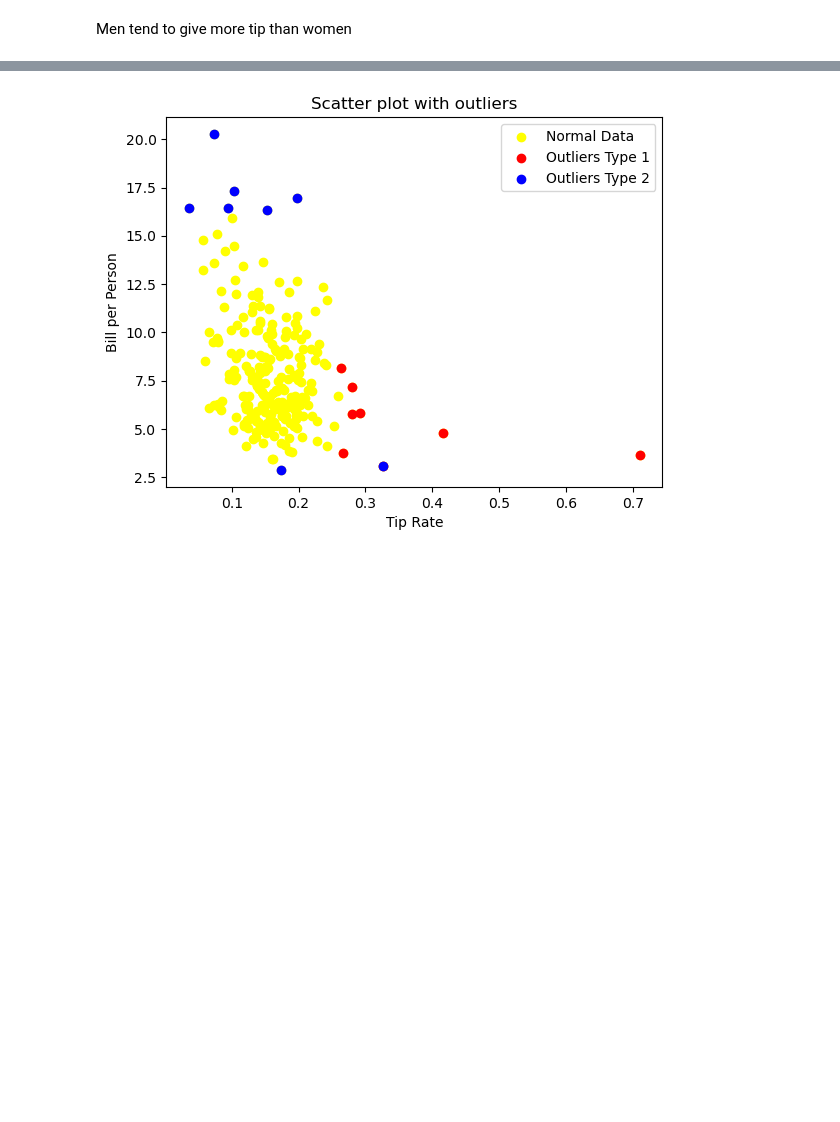
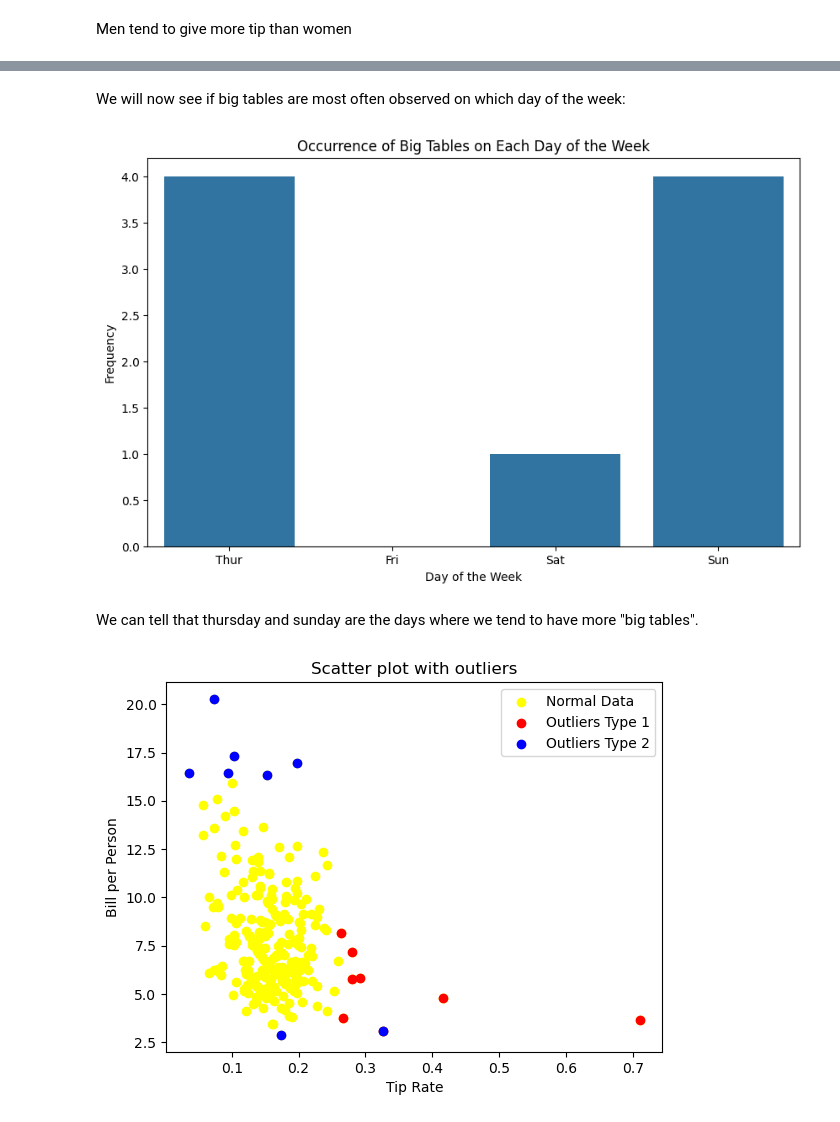
Before and after one commit to MariemMARZOUGUI/data-tips, a Jupyter notebook: TP_Tips.ipynb, the cells around one changed output, grey strips where cells are left out. Cells and saved outputs as stored; diff of their text form; code cells hidden in the pictures; blank space fills up the shorter version.

```diff
--- a/TP_Tips.ipynb
+++ b/TP_Tips.ipynb
@@ -1212,3 +1255,24 @@ Men tend to give more tip than women
+# %% [markdown]
+We will now see if big tables are most often observed on which day of the week:
+# %%
+import seaborn as sns
+import matplotlib.pyplot as plt
+
+# Filtrer les données pour les grandes tables (par exemple, supérieures à un certain seuil)
+threshold_size = 5  # Seuil de taille de table pour ce qui constitue une "grande" table
+big_tables = data_tips[data_tips['size'] >= threshold_size]
+
+# Créer un count plot pour les jours de la semaine des grandes tables
+plt.figure(figsize=(10, 6))
+sns.countplot(x='day', data=big_tables, order=['Thur', 'Fri', 'Sat', 'Sun'])
+plt.title('Occurrence of Big Tables on Each Day of the Week')
+plt.xlabel('Day of the Week')
+plt.ylabel('Frequency')
+plt.show()
+# %% [output]
+[figure, added]
+# %% [markdown]
+We can tell that thursday and sunday are the days where we tend to have more "big tables".
 # %%
 from sklearn.neighbors import LocalOutlierFactor
 # %%
```
Also changed, not shown: parts of 6 cells of this notebook.
